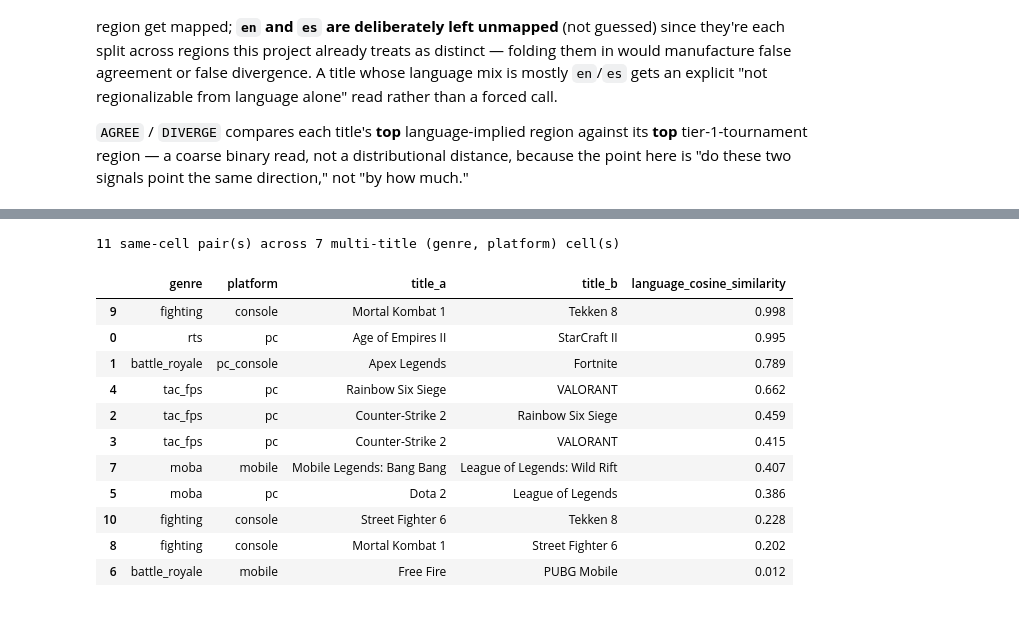
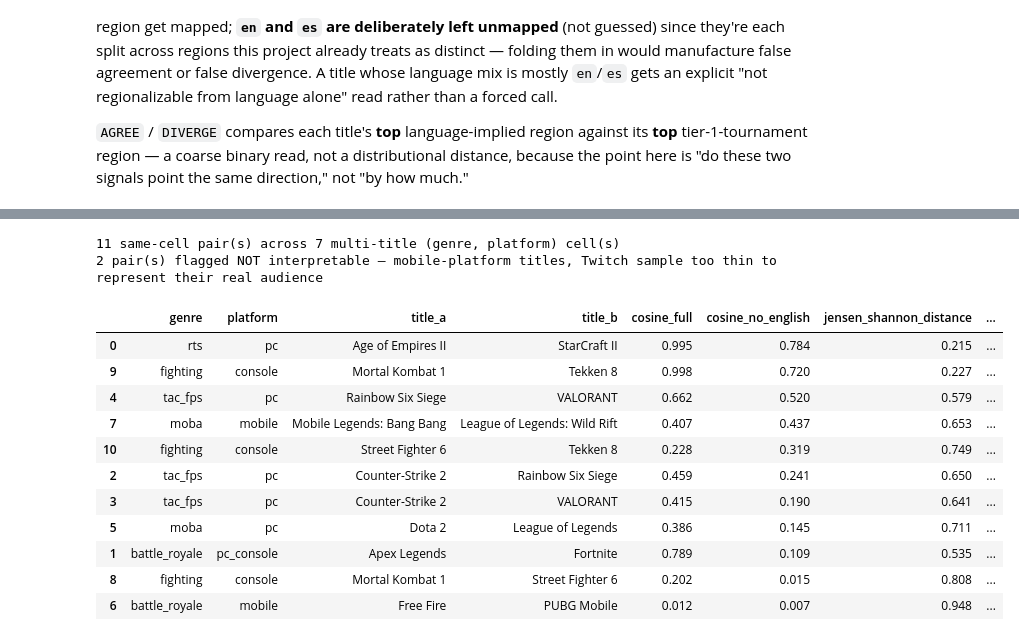
Before and after one commit to JacobH1994/fandomdatapuller, a Jupyter notebook: notebooks/niche_membership.ipynb, the cells around one changed output, grey strips where cells are left out. Drawn from its saved outputs; the diff is of its cells as text; code cells hidden in the pictures.

```diff
--- a/notebooks/niche_membership.ipynb
+++ b/notebooks/niche_membership.ipynb
@@ -417,48 +432,82 @@ platform taxonomy itself got tightened earlier this session.
 # %%
 # Full (title x language_code) share matrix, not the top-8-bucketed
-# display version above — cosine similarity should see every language
+# display version above — every metric here should see every language
 # each title actually has data for.
 full_lang_matrix = lang_df.pivot(index="title_id", columns="language_code", values="share").fillna(0.0)
+full_lang_matrix_no_en = full_lang_matrix.drop(columns=["en"], errors="ignore")
 
 
 def cosine_similarity(a: pd.Series, b: pd.Series) -> float:
     denom = np.linalg.norm(a) * np.linalg.norm(b)
     return float(np.dot(a, b) / denom) if denom > 0 else float("nan")
+
+
+def jensen_shannon_distance(p: pd.Series, q: pd.Series) -> float:
+    """sqrt(JS divergence), base-2 log -> bounded [0, 1]. 0 = identical
+    distributions, 1 = completely disjoint. A distance, not a similarity
+    — runs the opposite direction from the cosine columns."""
+    p, q = p.values, q.values
+    m = 0.5 * (p + q)
+
+    def kl(a, b):
+        mask = a > 0
+        return np.sum(a[mask] * np.log2(a[mask] / b[mask]))
+
+    jsd = 0.5 * kl(p, m) + 0.5 * kl(q, m)
+    return float(np.sqrt(max(jsd, 0.0)))
 
 
 # Group by (genre, platform); only cells with 2+ titles produce a pair.
 from collections import defaultdict
 
 cells = defaultdict(list)
 for title_id in title_ids:
     cells[genre_platform_by_id[title_id]].append(title_id)
 
+# Mobile-platform pairs are flagged not interpretable below (fix per
+# explicit instruction), based on the sample-size table above: every
+# "mobile"-platform title in a same-cell pair here (Mobile Legends: Bang
+# Bang, Wild Rift, PUBG Mobile, Free Fire) is low_sample_flag=True, and
+# three of the four show a single-language share that contradicts their
+# known real-world audience (MLBB 88.9% ru, PUBG Mobile 74.2% ru, Free
+# Fire 73.8% es) — the mechanism is the same one confirmed for MLBB: thin
+# Twitch-specific samples dominated by whichever few streamers were live,
+# not a representative read of these titles' actual (largely non-Twitch)
+# audiences.
 pair_rows = []
 for (genre, platform), members in cells.items():
     if len(members) < 2:
         continue
     for a, b in combinations(sorted(members), 2):
-        sim = cosine_similarity(full_lang_matrix.loc[a], full_lang_matrix.loc[b])
+        row_a, row_b = full_lang_matrix.loc[a], full_lang_matrix.loc[b]
+        row_a_ne, row_b_ne = full_lang_matrix_no_en.loc[a], full_lang_matrix_no_en.loc[b]
+        interpretable = platform != "mobile"
         pair_rows.append({
             "genre": genre, "platform": platform,
             "title_a": display_name_by_id[a], "title_b": display_name_by_id[b],
-            "language_cosine_similarity": round(sim, 3),
+            "cosine_full": round(cosine_similarity(row_a, row_b), 3),
+            "cosine_no_english": round(cosine_similarity(row_a_ne, row_b_ne), 3),
+            "jensen_shannon_distance": round(jensen_shannon_distance(row_a, row_b), 3),
+            "interpretable_from_twitch_data": interpretable,
         })
 
-pairs_df = pd.DataFrame(pair_rows).sort_values("language_cosine_similarity", ascending=False)
+pairs_df = pd.DataFrame(pair_rows).sort_values("cosine_no_english", ascending=False)
+n_not_interpretable = (~pairs_df["interpretable_from_twitch_data"]).sum()
 print(f"{len(pairs_df)} same-cell pair(s) across {sum(1 for m in cells.values() if len(m) >= 2)} multi-title (genre, platform) cell(s)")
+print(f"{n_not_interpretable} pair(s) flagged NOT interpretable — mobile-platform titles, Twitch sample too thin to represent their real audience")
 pairs_df
 # %% [output]
 11 same-cell pair(s) across 7 multi-title (genre, platform) cell(s)
+2 pair(s) flagged NOT interpretable — mobile-platform titles, Twitch sample too thin to represent their real audience
-|  | genre | platform | title_a | title_b | language_cosine_similarity |
-| 9 | fighting | console | Mortal Kombat 1 | Tekken 8 | 0.998 |
-| 0 | rts | pc | Age of Empires II | StarCraft II | 0.995 |
-| 1 | battle_royale | pc_console | Apex Legends | Fortnite | 0.789 |
-| 4 | tac_fps | pc | Rainbow Six Siege | VALORANT | 0.662 |
-| 2 | tac_fps | pc | Counter-Strike 2 | Rainbow Six Siege | 0.459 |
-| 3 | tac_fps | pc | Counter-Strike 2 | VALORANT | 0.415 |
-| 7 | moba | mobile | Mobile Legends: Bang Bang | League of Legends: Wild Rift | 0.407 |
-| 5 | moba | pc | Dota 2 | League of Legends | 0.386 |
-| 10 | fighting | console | Street Fighter 6 | Tekken 8 | 0.228 |
-| 8 | fighting | console | Mortal Kombat 1 | Street Fighter 6 | 0.202 |
-| 6 | battle_royale | mobile | Free Fire | PUBG Mobile | 0.012 |
+|  | genre | platform | title_a | title_b | cosine_full | cosine_no_english | jensen_shannon_distance | ... |
+| 0 | rts | pc | Age of Empires II | StarCraft II | 0.995 | 0.784 | 0.215 | ... |
+| 9 | fighting | console | Mortal Kombat 1 | Tekken 8 | 0.998 | 0.720 | 0.227 | ... |
+| 4 | tac_fps | pc | Rainbow Six Siege | VALORANT | 0.662 | 0.520 | 0.579 | ... |
+| 7 | moba | mobile | Mobile Legends: Bang Bang | League of Legends: Wild Rift | 0.407 | 0.437 | 0.653 | ... |
+| 10 | fighting | console | Street Fighter 6 | Tekken 8 | 0.228 | 0.319 | 0.749 | ... |
+| 2 | tac_fps | pc | Counter-Strike 2 | Rainbow Six Siege | 0.459 | 0.241 | 0.650 | ... |
+| 3 | tac_fps | pc | Counter-Strike 2 | VALORANT | 0.415 | 0.190 | 0.641 | ... |
+| 5 | moba | pc | Dota 2 | League of Legends | 0.386 | 0.145 | 0.711 | ... |
+| 1 | battle_royale | pc_console | Apex Legends | Fortnite | 0.789 | 0.109 | 0.535 | ... |
+| 8 | fighting | console | Mortal Kombat 1 | Street Fighter 6 | 0.202 | 0.015 | 0.808 | ... |
+| 6 | battle_royale | mobile | Free Fire | PUBG Mobile | 0.012 | 0.007 | 0.948 | ... |
```
Also changed, not shown: parts of 3 cells of this notebook.
